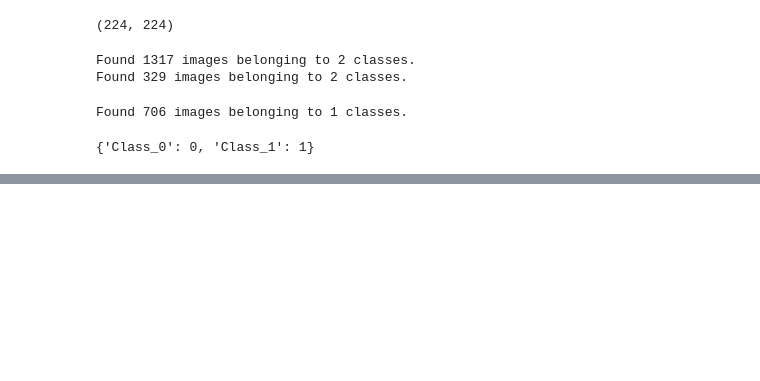
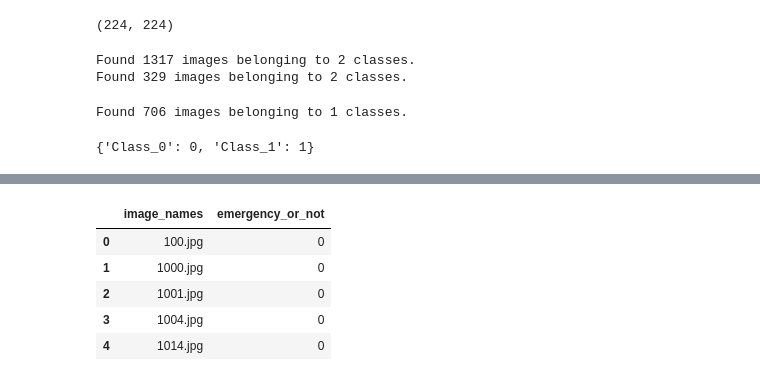
Before and after one commit to nikhilmehta011/AnalyticsVidya_Hackathon, a Jupyter notebook: TF2_Keras_Model.ipynb, the cells around one changed output, grey strips where cells are left out. Cells and saved outputs as stored; diff of their text form; code cells hidden in the pictures; blank space fills up the shorter version.

```diff
--- a/TF2_Keras_Model.ipynb
+++ b/TF2_Keras_Model.ipynb
@@ -230,0 +273,2 @@ KeyboardInterrupt:
+# %%
+predictions = predictions.astype(int)
@@ -230,0 +277,6 @@ KeyboardInterrupt:
+# %%
+img_list = []
+
+for imgs in os.listdir("Sorted_Image_Data/Test/Test_Images/"):
+    img = imgs
+    img_list.append(img)
@@ -230,0 +285,2 @@ KeyboardInterrupt:
+# %%
+submission_df = pd.DataFrame(img_list,columns=['image_names'])
@@ -230,0 +296,11 @@ KeyboardInterrupt:
+# %%
+submission_df['emergency_or_not'] = predictions
+# %%
+submission_df.head()
+# %% [output]
+|  | image_names | emergency_or_not |
+| 0 | 100.jpg | 0 |
+| 1 | 1000.jpg | 0 |
+| 2 | 1001.jpg | 0 |
+| 3 | 1004.jpg | 0 |
+| 4 | 1014.jpg | 0 |
```
Also changed, not shown: parts of 27 cells of this notebook, 1 other file.
